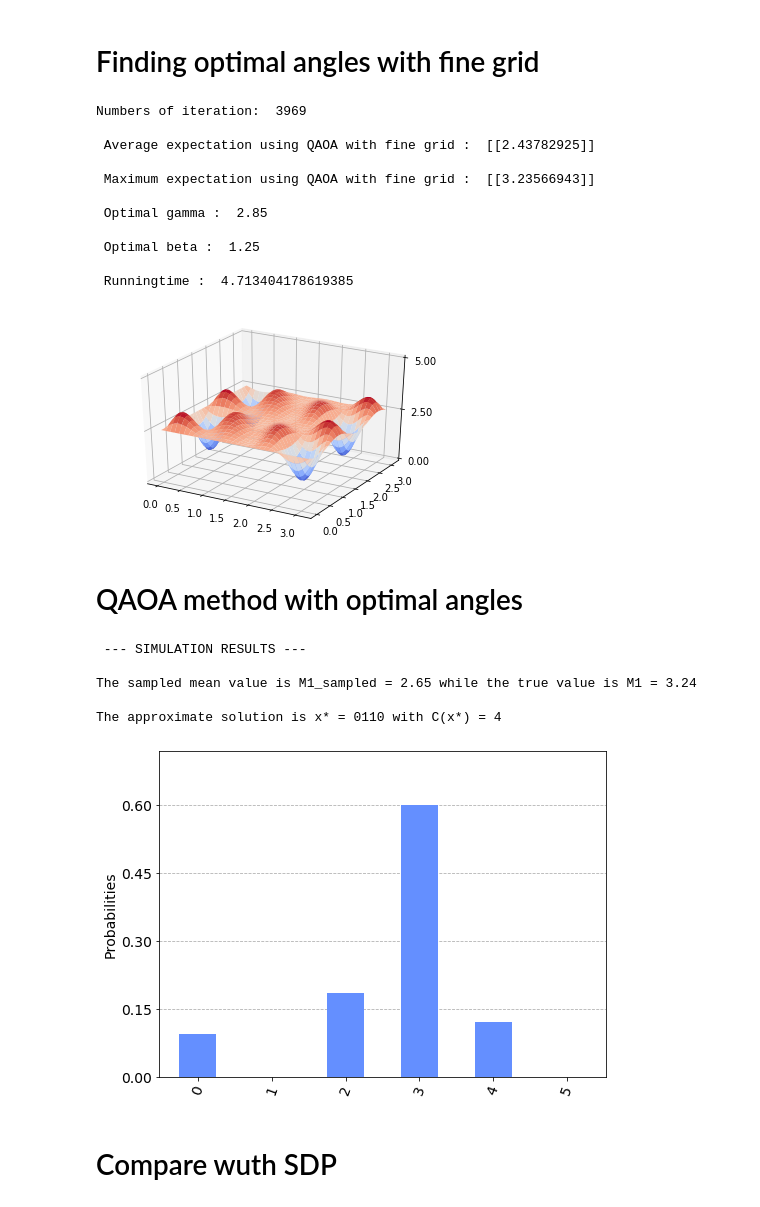
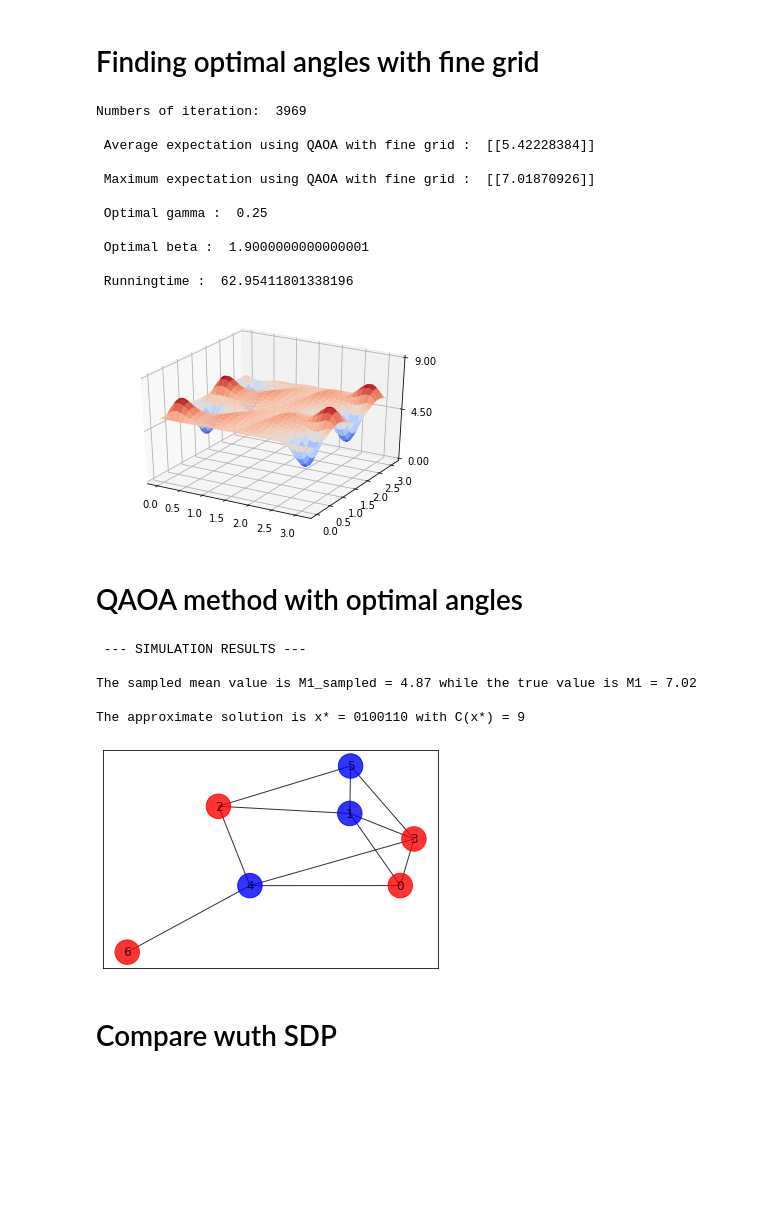
Before and after one commit to billboliao/QAOA, a Jupyter notebook: Fine_gridQAOA.ipynb, the cells around one changed output. Saved outputs shown, nothing was run; the diff lists cells and outputs as text; code cells hidden in the pictures; blank space fills up the shorter version.

```diff
--- a/Fine_gridQAOA.ipynb
+++ b/Fine_gridQAOA.ipynb
@@ -98,10 +101,11 @@ def ER(n, p):
     g.add_nodes_from(V)
     g.add_edges_from(E)
     return g
-n = 4
-p = 0.8
 
 
+
+n = 7
+p = 0.6
 G = ER(n, p)
 pos = nx.spring_layout(G)
 plot_result(G,[0]*n)
@@ -205,16 +209,16 @@ ax.zaxis.set_major_formatter(FormatStrFormatter('%.02f'))
 # %% [output]
 Numbers of iteration:  3969
 
- Average expectation using QAOA with fine grid :  [[2.43782925]]
+ Average expectation using QAOA with fine grid :  [[5.42228384]]
 
- Maximum expectation using QAOA with fine grid :  [[3.23566943]]
+ Maximum expectation using QAOA with fine grid :  [[7.01870926]]
 
- Optimal gamma :  2.85
+ Optimal gamma :  0.25
 
- Optimal beta :  1.25
+ Optimal beta :  1.9000000000000001
 
- Runningtime :  4.713404178619385
+ Runningtime :  62.95411801338196
-[figure, old version]
+[figure, new version]
 # %% [markdown]
 # QAOA method with optimal angles
 # %%
@@ -276,35 +280,37 @@ max_C       = [0,0]
 hist        = {}
 
 for k in range(len(G.edges())+1):
     hist[str(k)] = hist.get(str(k),0)
 
 for sample in list(counts.keys()):
 
     # use sampled bit string x to compute C(x)
     x         = [int(num) for num in list(sample)]
     tmp_eng   = cost_function_C(x,G)
 
     # compute the expectation value and energy distribution
     avr_C     = avr_C    + counts[sample]*tmp_eng
     hist[str(round(tmp_eng))] = hist.get(str(round(tmp_eng)),0) + counts[sample]
 
     # save best bit string
     if( max_C[1] < tmp_eng):
         max_C[0] = sample
         max_C[1] = tmp_eng
 
 M1_sampled   = avr_C/shots
 
 print('\n --- SIMULATION RESULTS ---\n')
 print('The sampled mean value is M1_sampled = %.02f while the true value is M1 = %.02f \n' % (M1_sampled,f_p_max))
 print('The approximate solution is x* = %s with C(x*) = %d \n' % (max_C[0],max_C[1]))
 plot_histogram(hist,figsize = (8,6),bar_labels = False)
+resultq = np.array(list(max_C[0]),dtype = int)
+plot_result(G,resultq)
 # %% [output]
  --- SIMULATION RESULTS ---
 
-The sampled mean value is M1_sampled = 2.65 while the true value is M1 = 3.24
+The sampled mean value is M1_sampled = 4.87 while the true value is M1 = 7.02
 
-The approximate solution is x* = 0110 with C(x*) = 4
+The approximate solution is x* = 0100110 with C(x*) = 9
-[figure, old version]
+[figure, new version]
 # %% [markdown]
 # Compare wuth SDP
```
Also changed, not shown: parts of 4 cells of this notebook.
